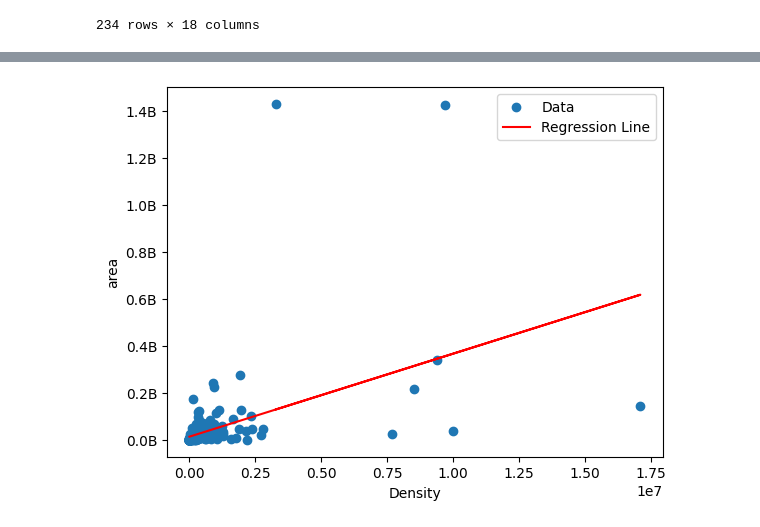
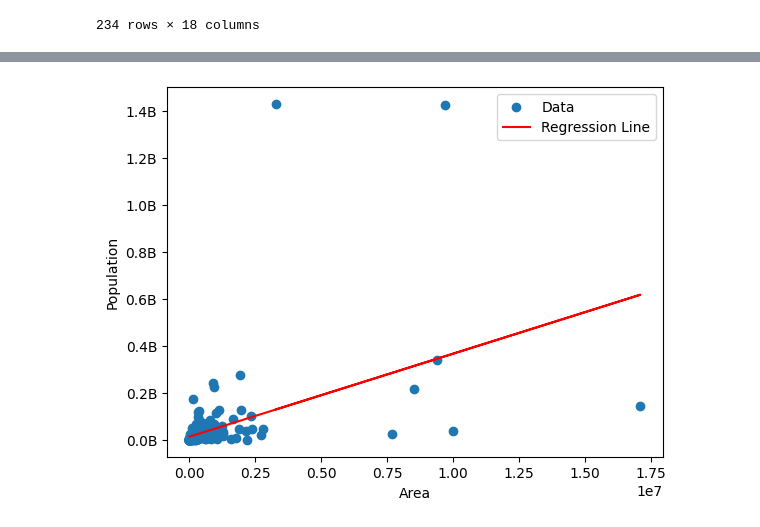
Before and after one commit to faridnec/world-population-analysis, a Jupyter notebook: regression_models.ipynb, the cells around one changed output, grey strips where cells are left out. Cells and saved outputs as stored; diff of their text form; code cells hidden in the pictures.

```diff
--- a/regression_models.ipynb
+++ b/regression_models.ipynb
@@ -58,8 +58,8 @@ formatter = FuncFormatter(billions_formatter)
 
 plt.scatter(data['area'], y, label='Data')
 plt.plot(data['area'], results.predict(X), color='red', label='Regression Line')
-plt.xlabel('Density')
-plt.ylabel('area')
+plt.xlabel('Area')
+plt.ylabel('Population')
 plt.legend()
 plt.show()
 # %% [output]
@@ -73,11 +73,11 @@ Time:                        17:19:46   Log-Likelihood:                -4689.5
 No. Observations:                 234   AIC:                             9383.
 Df Residuals:                     232   BIC:                             9390.
 Df Model:                           1
 Covariance Type:            nonrobust
 ==============================================================================
 ... (11 lines left out)
 Notes:
 [1] Standard Errors assume that the covariance matrix of the errors is correctly specified.
 [2] The condition number is large, 1.95e+06. This might indicate that there are
 strong multicollinearity or other numerical problems.
-[figure, old version]
+[figure, new version]
```
Also changed, not shown: parts of 1 cell of this notebook.
